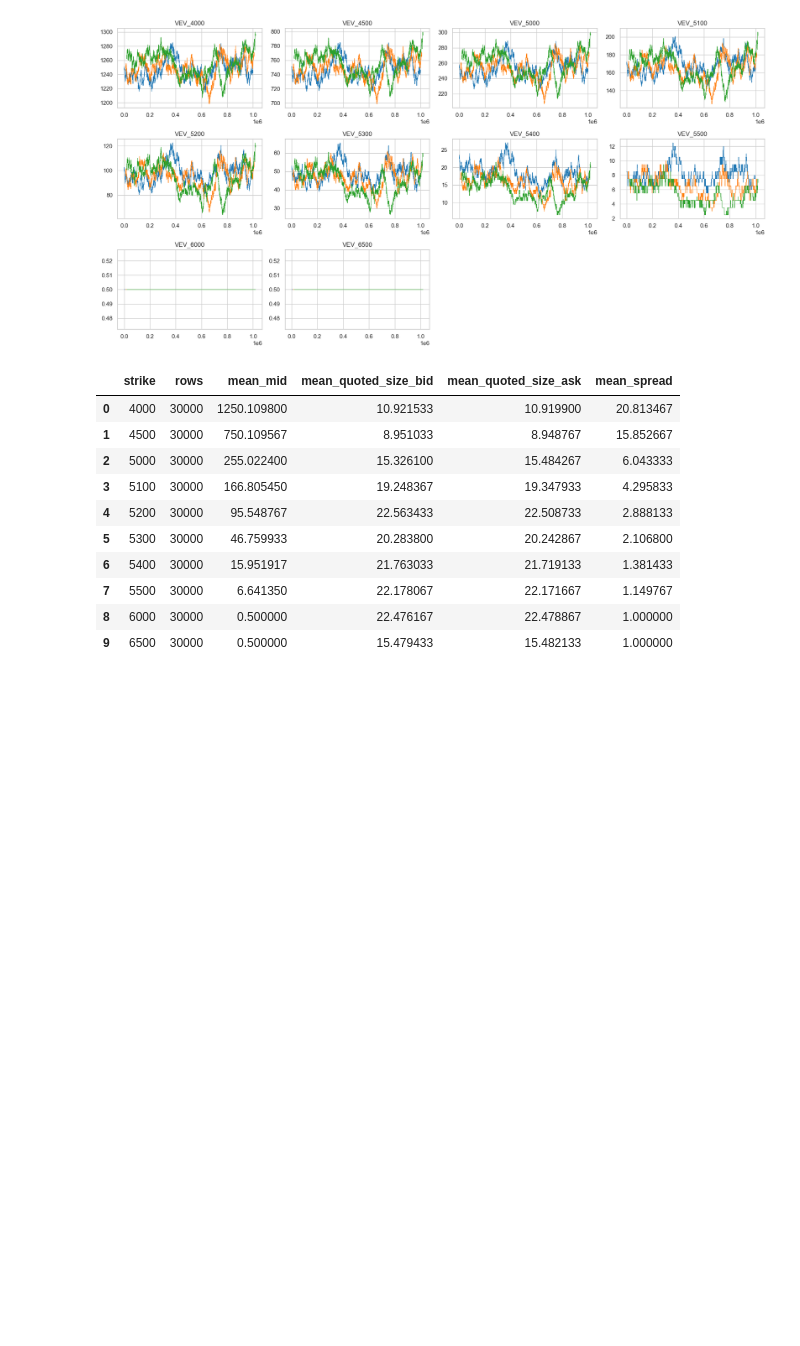
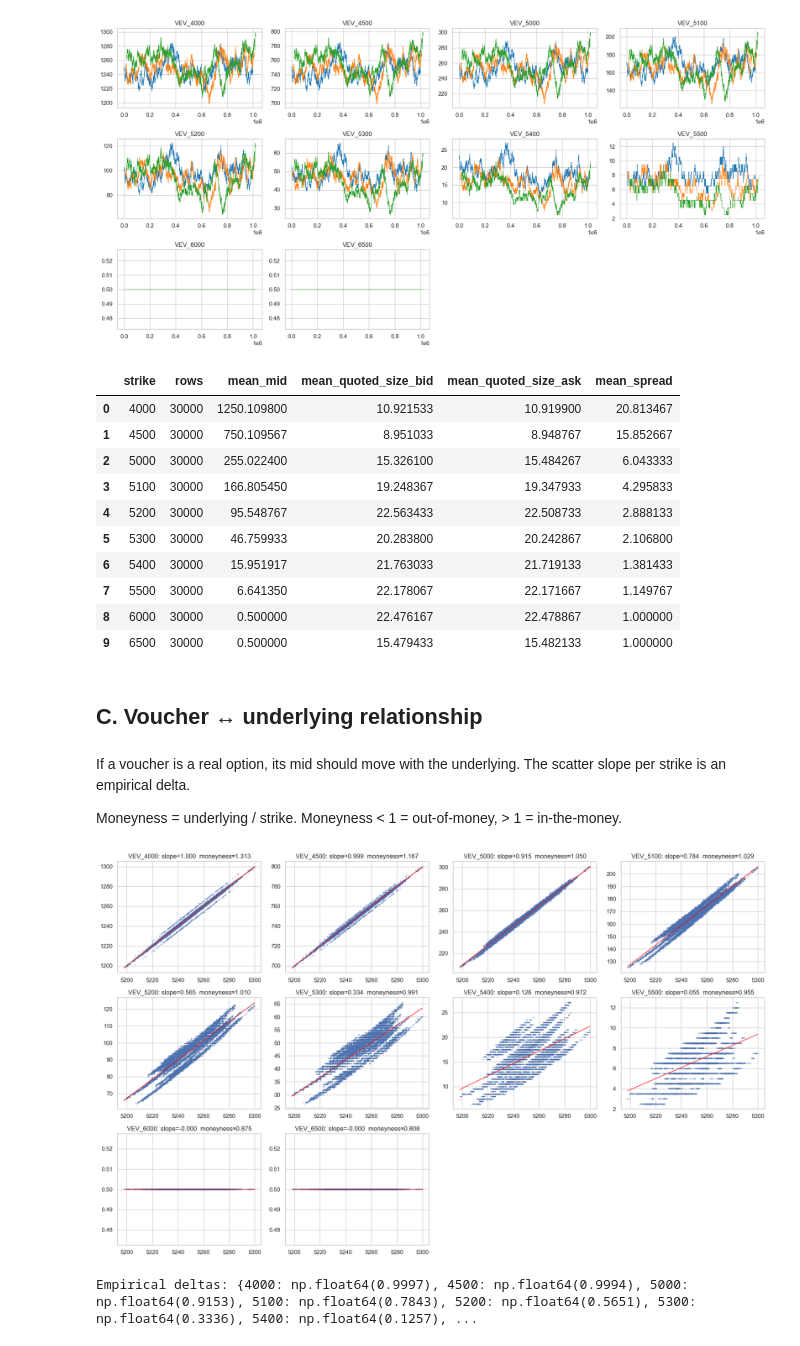
Before and after one commit to Sophbx/imc_prosperity4, a Jupyter notebook: Round3/Analysis/analysis_options.ipynb, the cells around one changed output. Saved outputs shown, nothing was run; the diff lists cells and outputs as text; code cells hidden in the pictures; blank space fills up the shorter version.

```diff
--- a/Round3/Analysis/analysis_options.ipynb
+++ b/Round3/Analysis/analysis_options.ipynb
@@ -147,3 +147,33 @@ display(per_strike)
 | 7 | 5500 | 30000 | 6.641350 | 22.178067 | 22.171667 | 1.149767 |
 | 8 | 6000 | 30000 | 0.500000 | 22.476167 | 22.478867 | 1.000000 |
 | 9 | 6500 | 30000 | 0.500000 | 15.479433 | 15.482133 | 1.000000 |
+# %% [markdown]
+## C. Voucher ↔ underlying relationship
+# %% [markdown]
+If a voucher is a real option, its mid should move with the underlying.
+The scatter slope per strike is an empirical delta.
+
+Moneyness = underlying / strike. Moneyness < 1 = out-of-money, > 1 = in-the-money.
+# %%
+fig, axes = plt.subplots(3, 4, figsize=(18, 11))
+slopes = {}
+for ax, K in zip(axes.ravel(), STRIKES):
+    s = v[v["strike"] == K].dropna(subset=["mid_price", "underlying_mid"])
+    if len(s) < 100:
+        ax.axis("off"); continue
+    ax.scatter(s["underlying_mid"], s["mid_price"], s=2, alpha=0.3)
+    slope, intercept = np.polyfit(s["underlying_mid"].to_numpy(float),
+                                  s["mid_price"].to_numpy(float), 1)
+    slopes[K] = slope
+    xs = np.linspace(s["underlying_mid"].min(), s["underlying_mid"].max(), 50)
+    ax.plot(xs, slope * xs + intercept, color="red", lw=1.0)
+    mean_money = s["moneyness"].mean()
+    ax.set_title(f"VEV_{K}: slope={slope:.3f}  moneyness≈{mean_money:.3f}")
+for ax in axes.ravel()[len(STRIKES):]:
+    ax.axis("off")
+plt.tight_layout()
+plt.show()
+print("Empirical deltas:", {k: round(s, 4) for k, s in slopes.items()})
+# %% [output]
+[figure, added]
+Empirical deltas: {4000: np.float64(0.9997), 4500: np.float64(0.9994), 5000: np.float64(0.9153), 5100: np.float64(0.7843), 5200: np.float64(0.5651), 5300: np.float64(0.3336), 5400: np.float64(0.1257), ...
```
Also changed, not shown: parts of 2 cells of this notebook, 1 other file.
